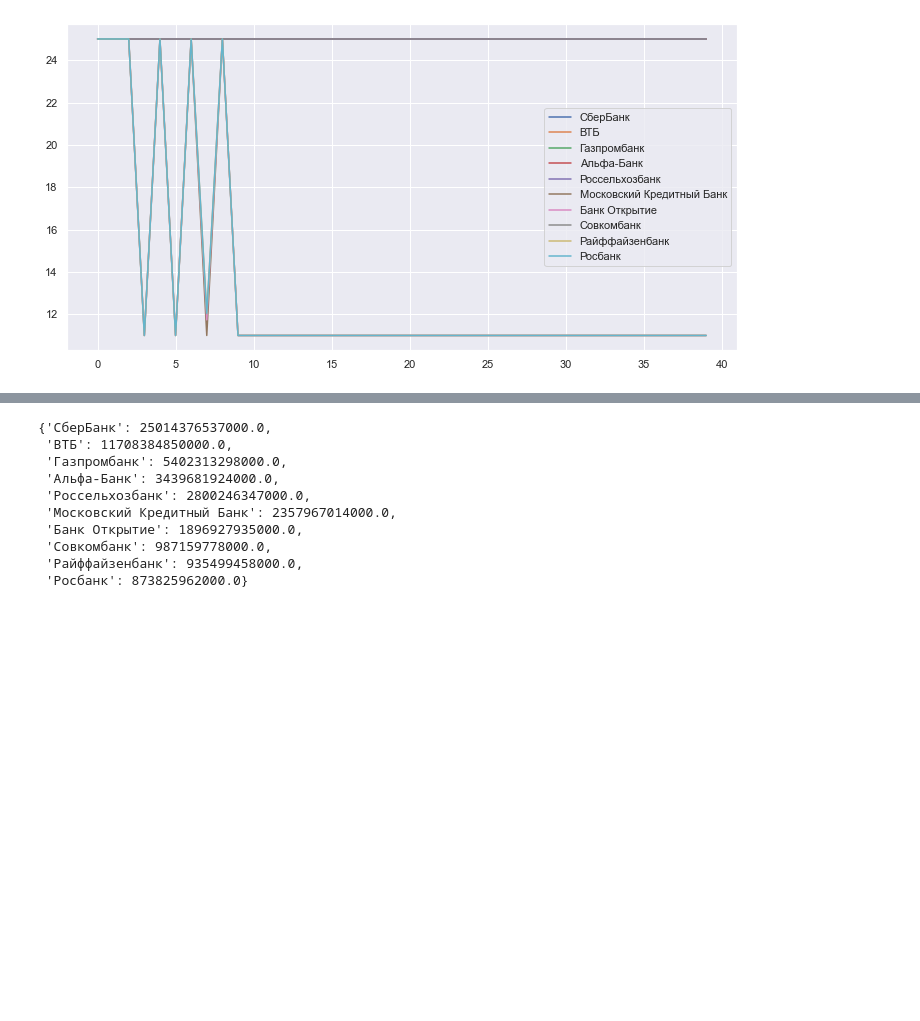
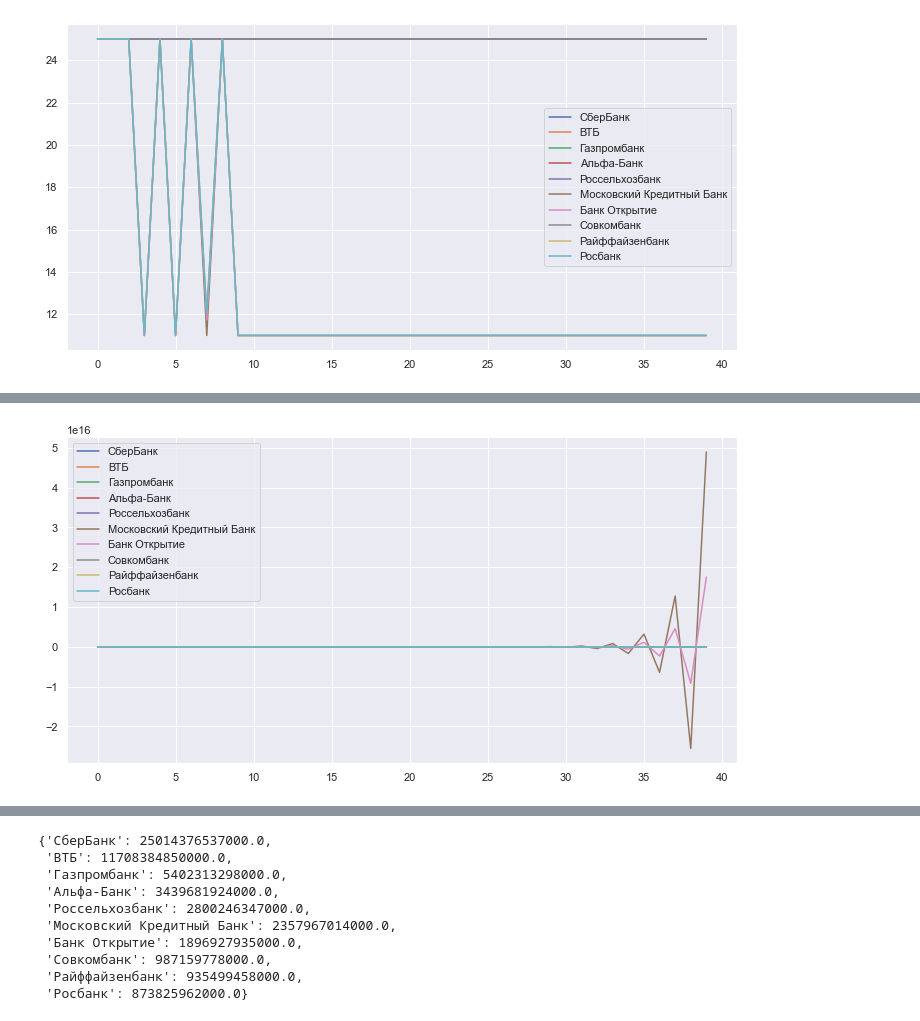
Before and after one commit to archimedes1515/coursework, a Jupyter notebook: KR.ipynb, the cells around one changed output, grey strips where cells are left out. Drawn from its saved outputs; the diff is of its cells as text; code cells hidden in the pictures; blank space fills up the shorter version.

```diff
--- a/KR.ipynb
+++ b/KR.ipynb
@@ -417,0 +503,5 @@ plt.show()
+# %%
+CreditPortfolios_data.plot(figsize=(12,6))
+plt.show()
+# %% [output]
+[figure, added]
```
Also changed, not shown: parts of 20 cells of this notebook.
